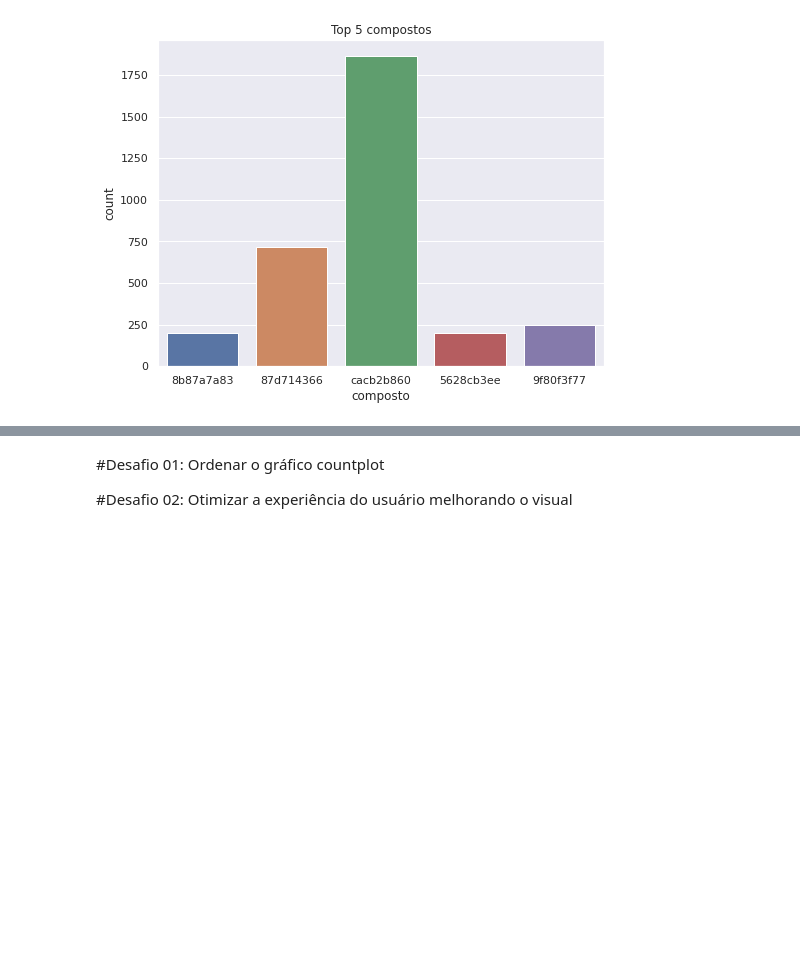
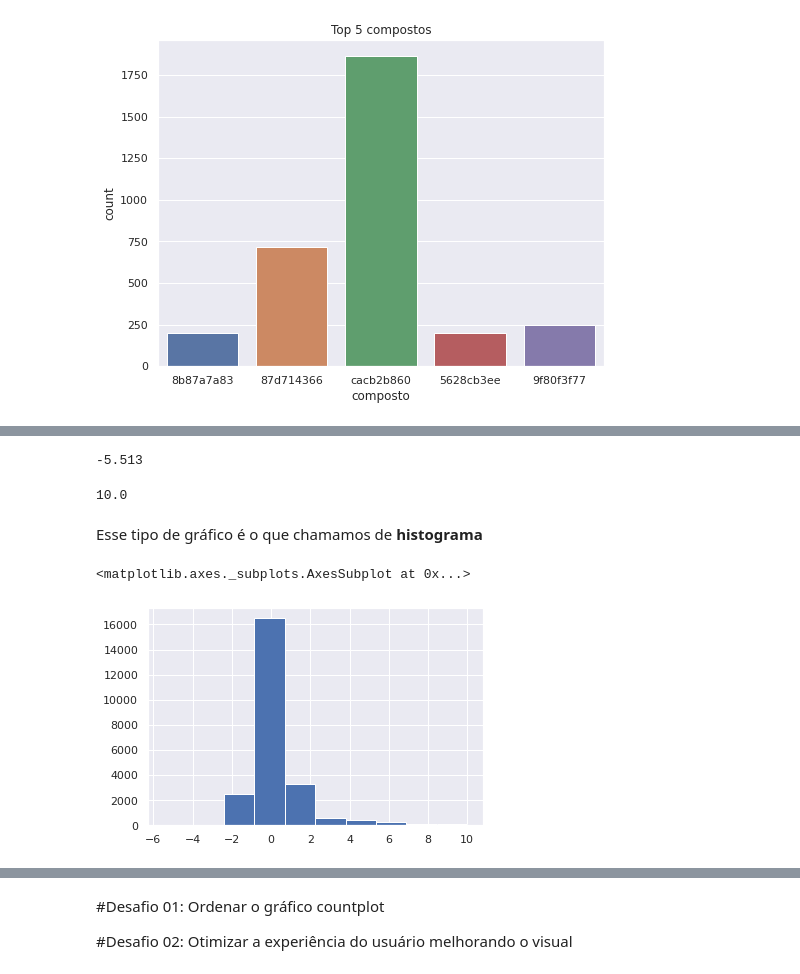
Before and after one commit to Gabrielchollet/imersao-dados-alura, a Jupyter notebook: Aula_02.ipynb, the cells around one changed output, grey strips where cells are left out. Cells and saved outputs as stored; diff of their text form; code cells hidden in the pictures; blank space fills up the shorter version.

```diff
--- a/Aula_02.ipynb
+++ b/Aula_02.ipynb
@@ -169,0 +179,15 @@ len(dados['g-0'].unique())
+# %%
+dados['g-0'].min()
+# %% [output]
+-5.513
+# %%
+dados['g-0'].max()
+# %% [output]
+10.0
+# %% [markdown]
+Esse tipo de gráfico é o que chamamos de **histograma**
+# %%
+dados['g-0'].hist()
+# %% [output]
+<matplotlib.axes._subplots.AxesSubplot at 0x...>
+[figure, added]
```
Also changed, not shown: parts of 7 cells of this notebook.
